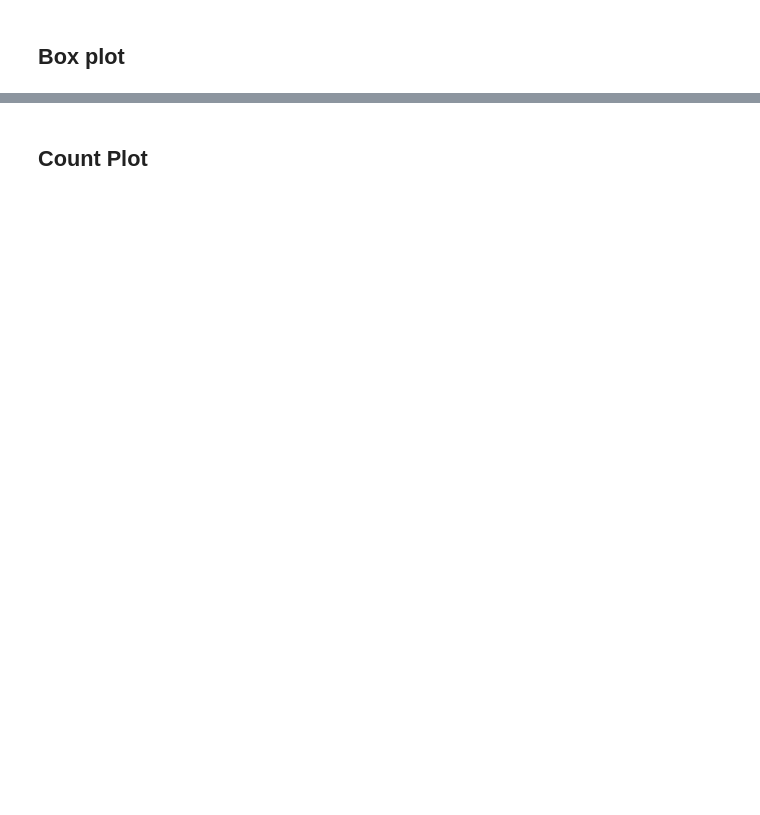
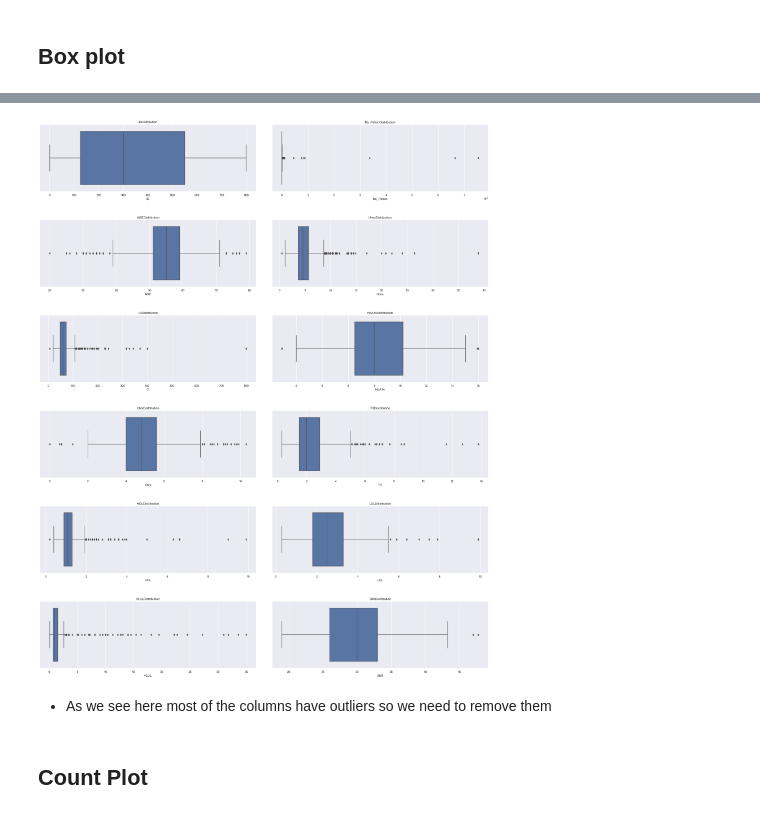
Before and after one commit to Kerolos-Noshy/Diabetes-Prediction, a Jupyter notebook: diabetes prediction.ipynb, the cells around one changed output, grey strips where cells are left out. Cells and saved outputs as stored; diff of their text form; code cells hidden in the pictures; blank space fills up the shorter version.

```diff
--- a/diabetes prediction.ipynb
+++ b/diabetes prediction.ipynb
@@ -238,3 +164,15 @@ for possibleVariable in possibleVariables:
+# %%
+numeric_cols = data.select_dtypes(exclude='object').columns.to_list()
+fig = plt.figure(figsize=(25, 50))
+for i, col in enumerate(numeric_cols):
+    plt.subplot(10, 2, i+1)
+    sns.boxplot(x=col, data=data)
+    plt.title(col + 'Distribution')
+fig.tight_layout(pad=5)
+# %% [output]
+[figure, added]
+# %% [markdown]
+- As we see here most of the columns have outliers so we need to remove them
 # %% [markdown]
 ## Count Plot
 # %%
```
Also changed, not shown: parts of 36 cells of this notebook.
